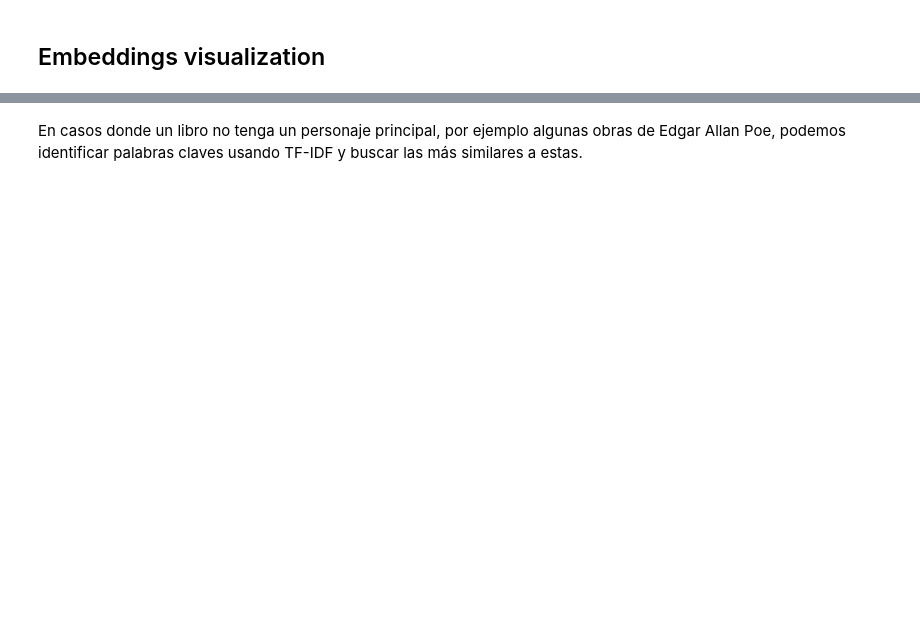
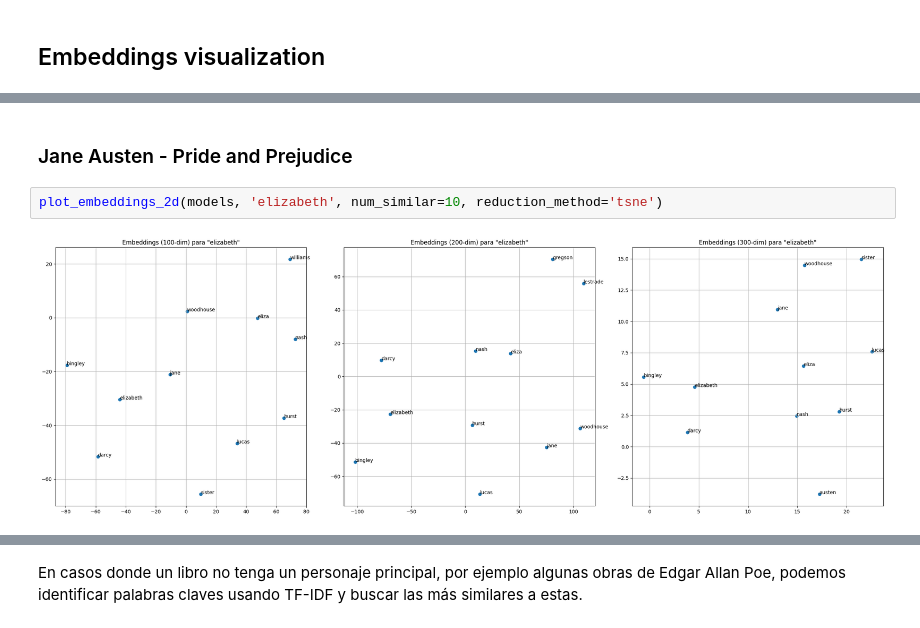
Before and after one commit to gamendez98/nlp-homework, a Jupyter notebook: hw04/data_analysis.ipynb, the cells around one changed output, grey strips where cells are left out. Saved outputs shown, nothing was run; the diff lists cells and outputs as text; blank space fills up the shorter version.

```diff
--- a/hw04/data_analysis.ipynb
+++ b/hw04/data_analysis.ipynb
@@ -255,0 +283,6 @@ def plot_embeddings_2d(model: Word2Vec, main_word: str, num_similar: int = 10, r
+# %% [markdown]
+### Jane Austen - Pride and Prejudice
+# %%
+plot_embeddings_2d(models, 'elizabeth', num_similar=10, reduction_method='tsne')
+# %% [output]
+[figure, added]
```
Also changed, not shown: parts of 27 cells of this notebook, 1 other file.
